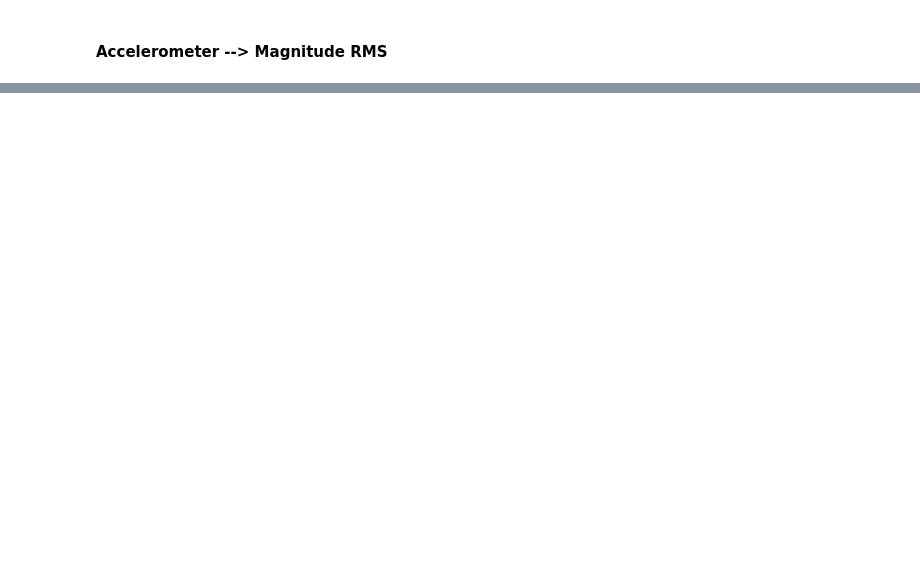
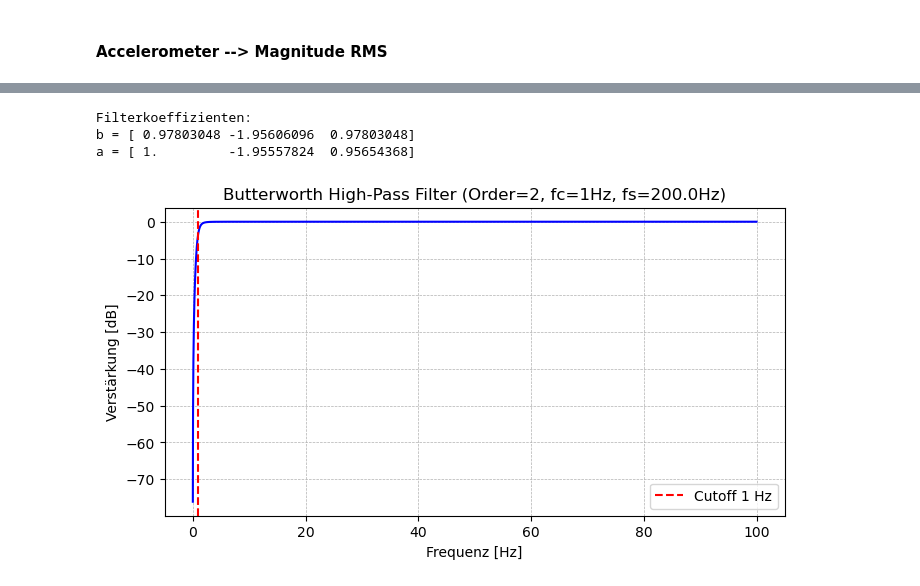
Before and after one commit to g0ld3ner/Untergrundklassifizierung, a Jupyter notebook: TEST_json_einlesen.ipynb, the cells around one changed output, grey strips where cells are left out. Drawn from its saved outputs; the diff is of its cells as text; code cells hidden in the pictures; blank space fills up the shorter version.

```diff
--- a/TEST_json_einlesen.ipynb
+++ b/TEST_json_einlesen.ipynb
@@ -549,0 +557,37 @@ accelerometer_features.describe()
+# %%
+### kurzer exkurs für signalfilterung "Butterworth"
+# Samplingrate
+fs = 200.0   # Hz (weil STEPS = 5ms)
+nyquist = fs / 2.0
+
+# Filterparameter
+fc = 1     # Cutoff-Frequenz (Hz)
+order = 2   # Filterordnung
+
+# Butterworth High-Pass Filter designen
+Wn = fc / nyquist   # normierte Grenzfrequenz
+b, a = butter(order, Wn, btype="highpass")
+
+print("Filterkoeffizienten:")
+print("b =", b)
+print("a =", a)
+
+# Frequenzgang berechnen
+w, h = freqz(b, a, worN=8000)
+frequencies = (w / np.pi) * nyquist  # zurück in Hz
+
+# Plot
+plt.figure(figsize=(8,4))
+plt.plot(frequencies, 20*np.log10(abs(h)), 'b')
+plt.axvline(fc, color='r', linestyle='--', label=f'Cutoff {fc} Hz')
+plt.title(f'Butterworth High-Pass Filter (Order={order}, fc={fc}Hz, fs={fs}Hz)')
+plt.xlabel('Frequenz [Hz]')
+plt.ylabel('Verstärkung [dB]')
+plt.grid(True, which='both', linestyle='--', linewidth=0.5)
+plt.legend()
+plt.show()
+# %% [output]
+Filterkoeffizienten:
+b = [ 0.97803048 -1.95606096  0.97803048]
+a = [ 1.         -1.95557824  0.95654368]
+[figure, added]
```
Also changed, not shown: parts of 5 cells of this notebook.
